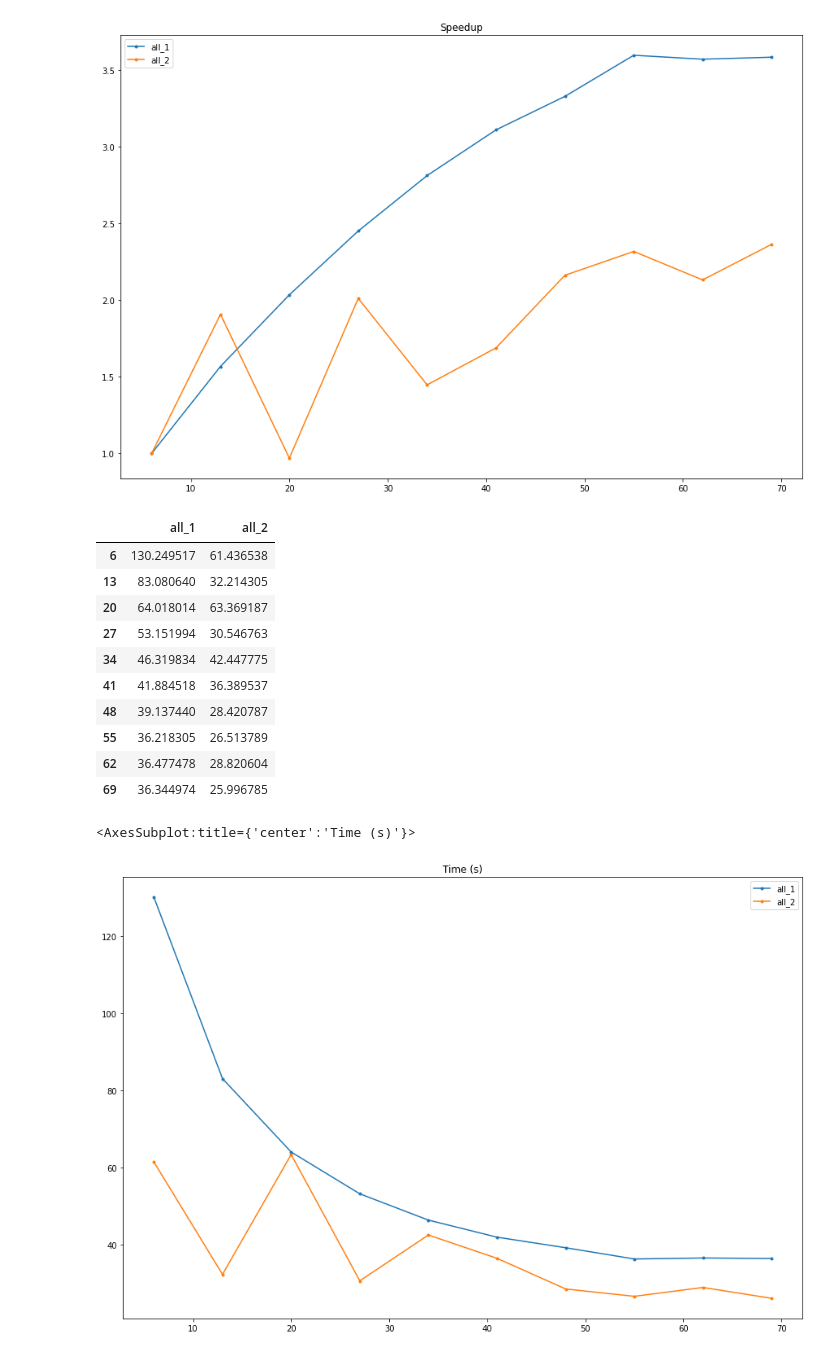
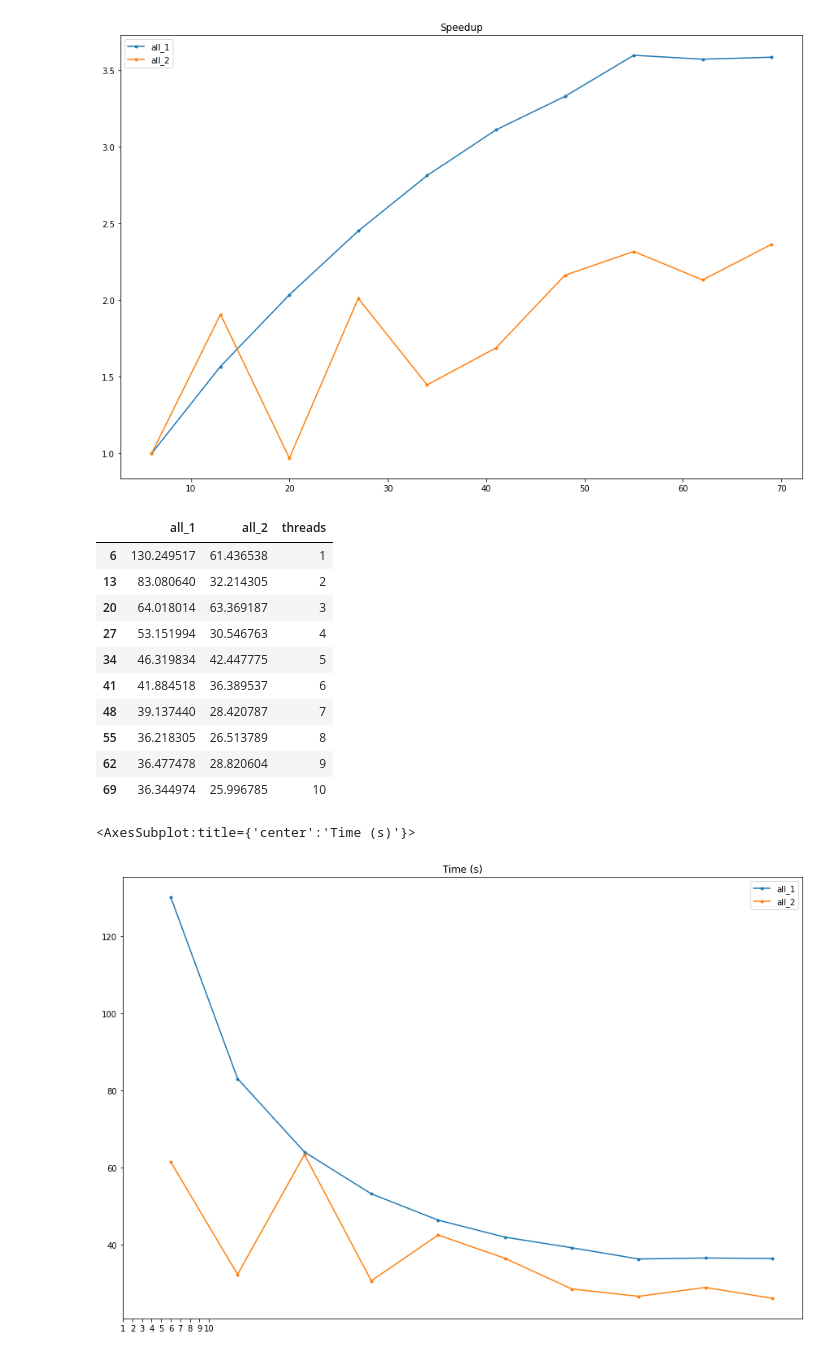
Before and after one commit to maciektr/parallel_lab, a Jupyter notebook: report2/report2.ipynb, the cells around one changed output. Drawn from its saved outputs; the diff is of its cells as text; code cells hidden in the pictures.

```diff
--- a/report2/report2.ipynb
+++ b/report2/report2.ipynb
@@ -531,21 +530,22 @@ d1 = df_sam
 d = pd.DataFrame()
 d['all_1'] = d1['all']
 d['all_2'] = d2[' all']
+d['threads'] = d2['threads']
 d
 # %% [output]
-|  | all_1 | all_2 |
-| 6 | 130.249517 | 61.436538 |
-| 13 | 83.080640 | 32.214305 |
-| 20 | 64.018014 | 63.369187 |
-| 27 | 53.151994 | 30.546763 |
-| 34 | 46.319834 | 42.447775 |
-| 41 | 41.884518 | 36.389537 |
-| 48 | 39.137440 | 28.420787 |
-| 55 | 36.218305 | 26.513789 |
-| 62 | 36.477478 | 28.820604 |
-| 69 | 36.344974 | 25.996785 |
+|  | all_1 | all_2 | threads |
+| 6 | 130.249517 | 61.436538 | 1 |
+| 13 | 83.080640 | 32.214305 | 2 |
+| 20 | 64.018014 | 63.369187 | 3 |
+| 27 | 53.151994 | 30.546763 | 4 |
+| 34 | 46.319834 | 42.447775 | 5 |
+| 41 | 41.884518 | 36.389537 | 6 |
+| 48 | 39.137440 | 28.420787 | 7 |
+| 55 | 36.218305 | 26.513789 | 8 |
+| 62 | 36.477478 | 28.820604 | 9 |
+| 69 | 36.344974 | 25.996785 | 10 |
 # %%
-d.plot(logy=False, legend=True,figsize=(15,10), title="Time (s)", style='.-')
+d.plot(logy=False, legend=True,figsize=(15,10), title="Time (s)", style='.-', xticks=range(1,11))
 # %% [output]
 <AxesSubplot:title={'center':'Time (s)'}>
-[figure, old version]
+[figure, new version]
```
Also changed, not shown: parts of 1 cell of this notebook, 2 other files.
